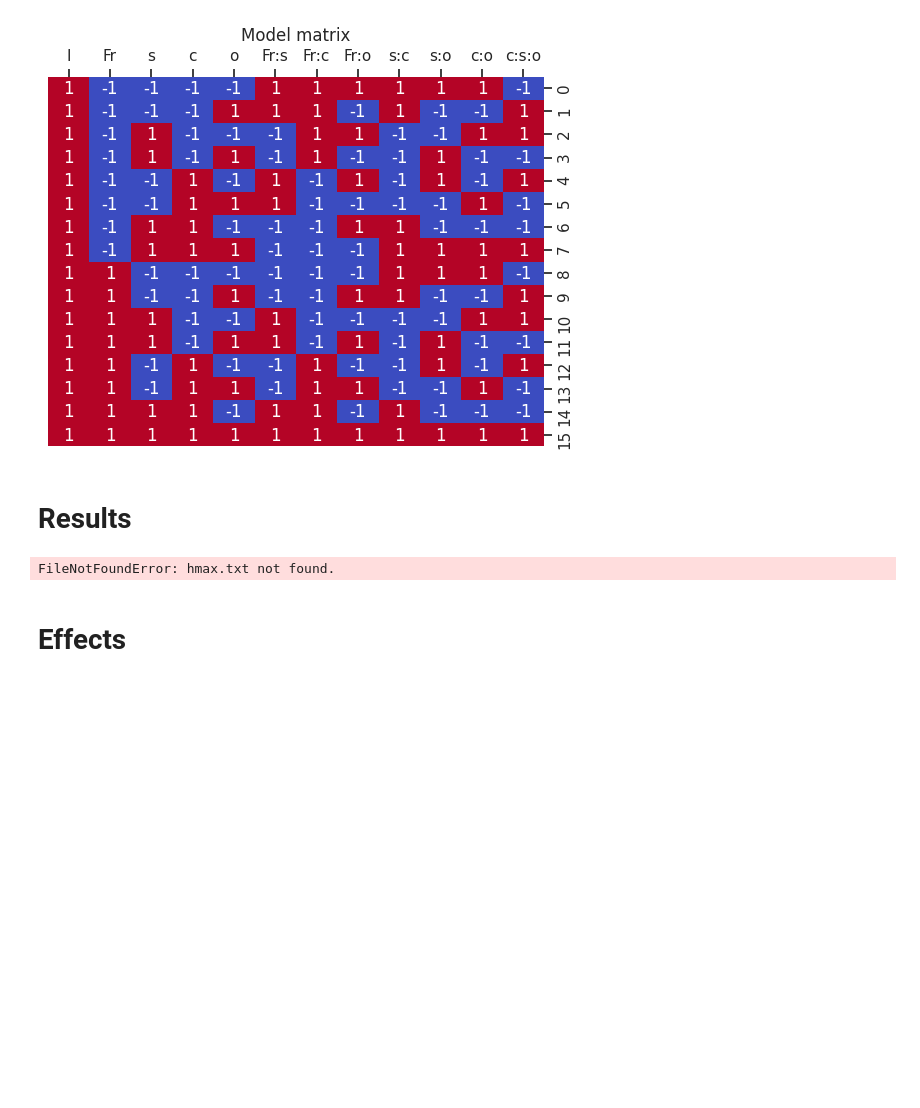
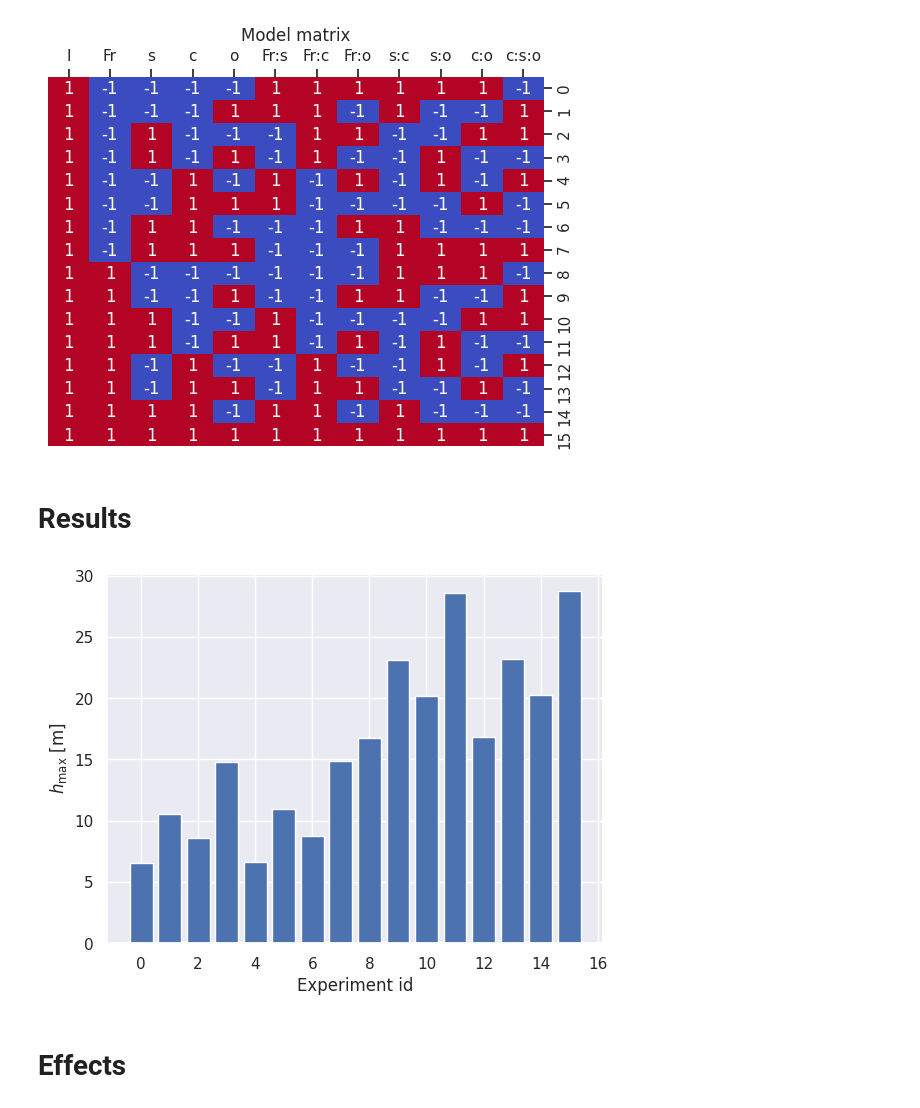
Before and after one commit to giboul/DoE_project, a Jupyter notebook: results_analysis.ipynb, the cells around one changed output. Drawn from its saved outputs; the diff is of its cells as text; code cells hidden in the pictures; blank space fills up the shorter version.

```diff
--- a/results_analysis.ipynb
+++ b/results_analysis.ipynb
@@ -31,13 +31,13 @@ plt.show()
 # %% [markdown]
 # Results
 # %%
-R = np.loadtxt("hmax.txt")
+R = np.loadtxt("hmax.csv", delimiter=",")
 plt.bar(x=np.arange(R.size), height=R)
 plt.xlabel("Experiment id")
 plt.ylabel(r"$h_\mathrm{max}$ [m]")
 plt.show()
 # %% [output]
-FileNotFoundError: hmax.txt not found.
+[figure, added]
 # %% [markdown]
 # Effects
 # %%
```
